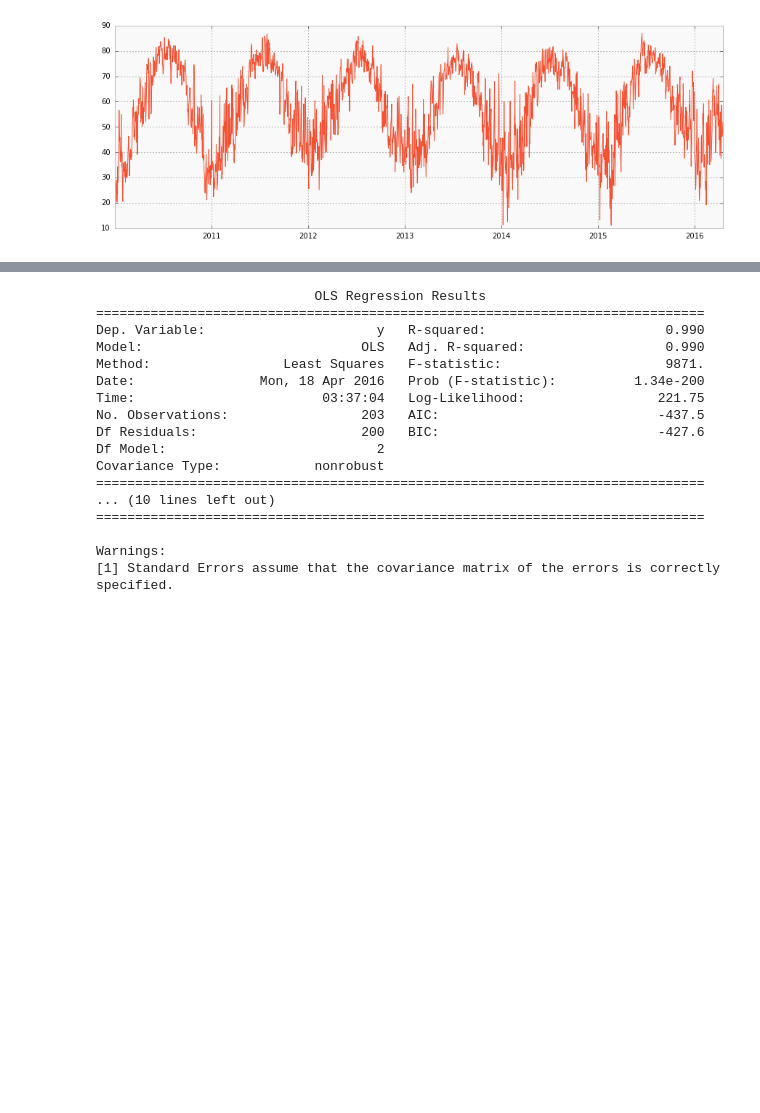
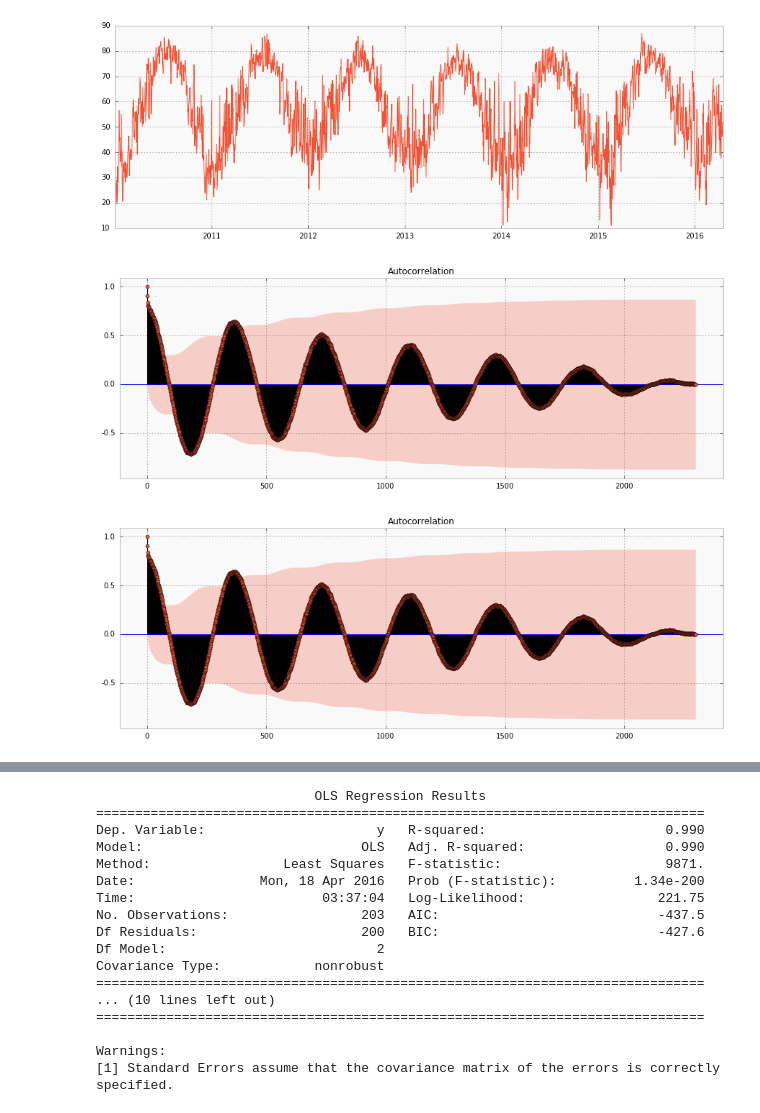
Before and after one commit to data-skeptic/dataskeptic, a Jupyter notebook: shownotes/acf.ipynb, the cells around one changed output, grey strips where cells are left out. Drawn from its saved outputs; the diff is of its cells as text; code cells hidden in the pictures; blank space fills up the shorter version.

```diff
--- a/shownotes/acf.ipynb
+++ b/shownotes/acf.ipynb
@@ -77,3 +90,9 @@ plt.plot(df2)
 plt.show()
 # %% [output]
 [figure]
+# %%
+fig, axes = plt.subplots(nrows=1, figsize=(15,5))
+tsaplots.plot_acf(df2, axes)
+# %% [output]
+[figure, added]
+[figure, added]
```
Also changed, not shown: parts of 4 cells of this notebook.
